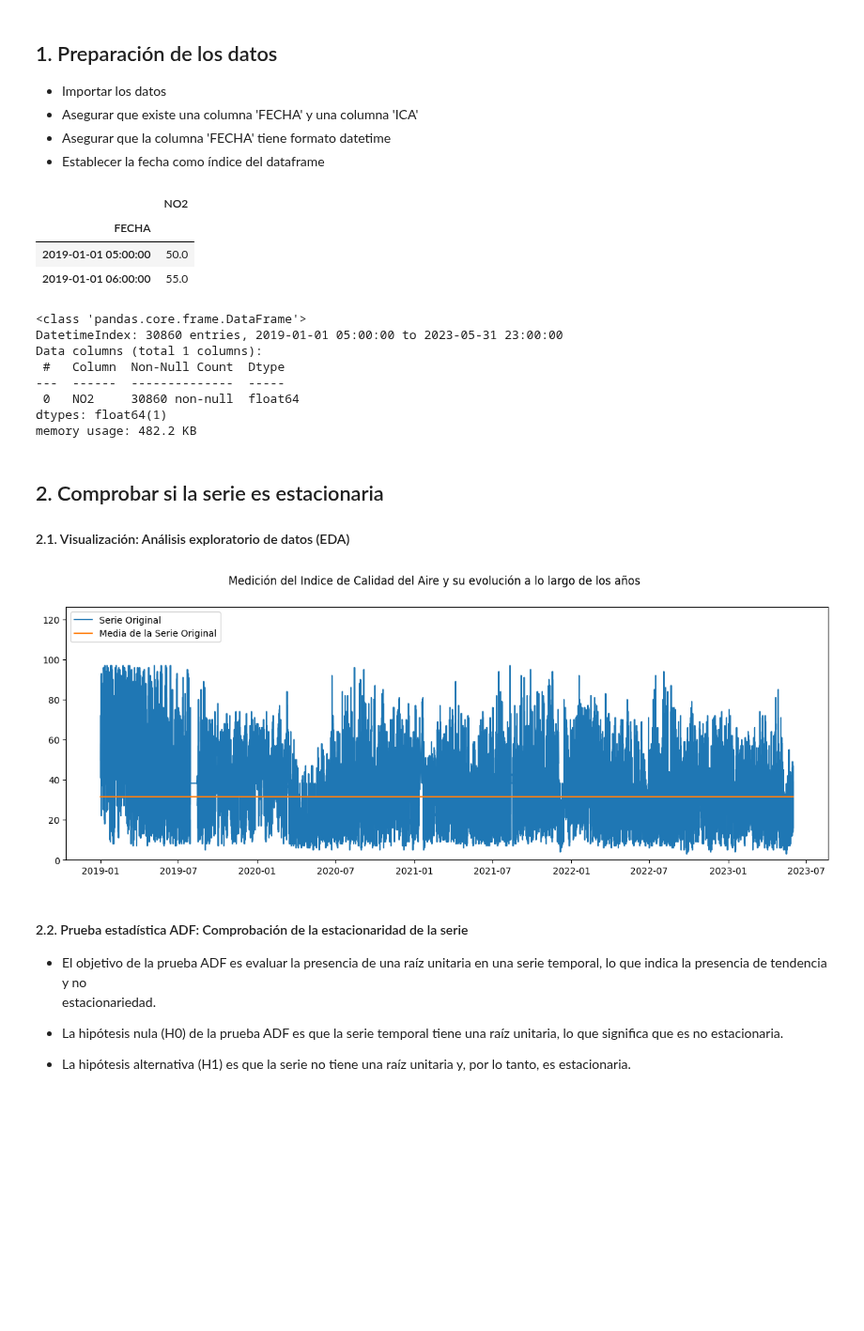
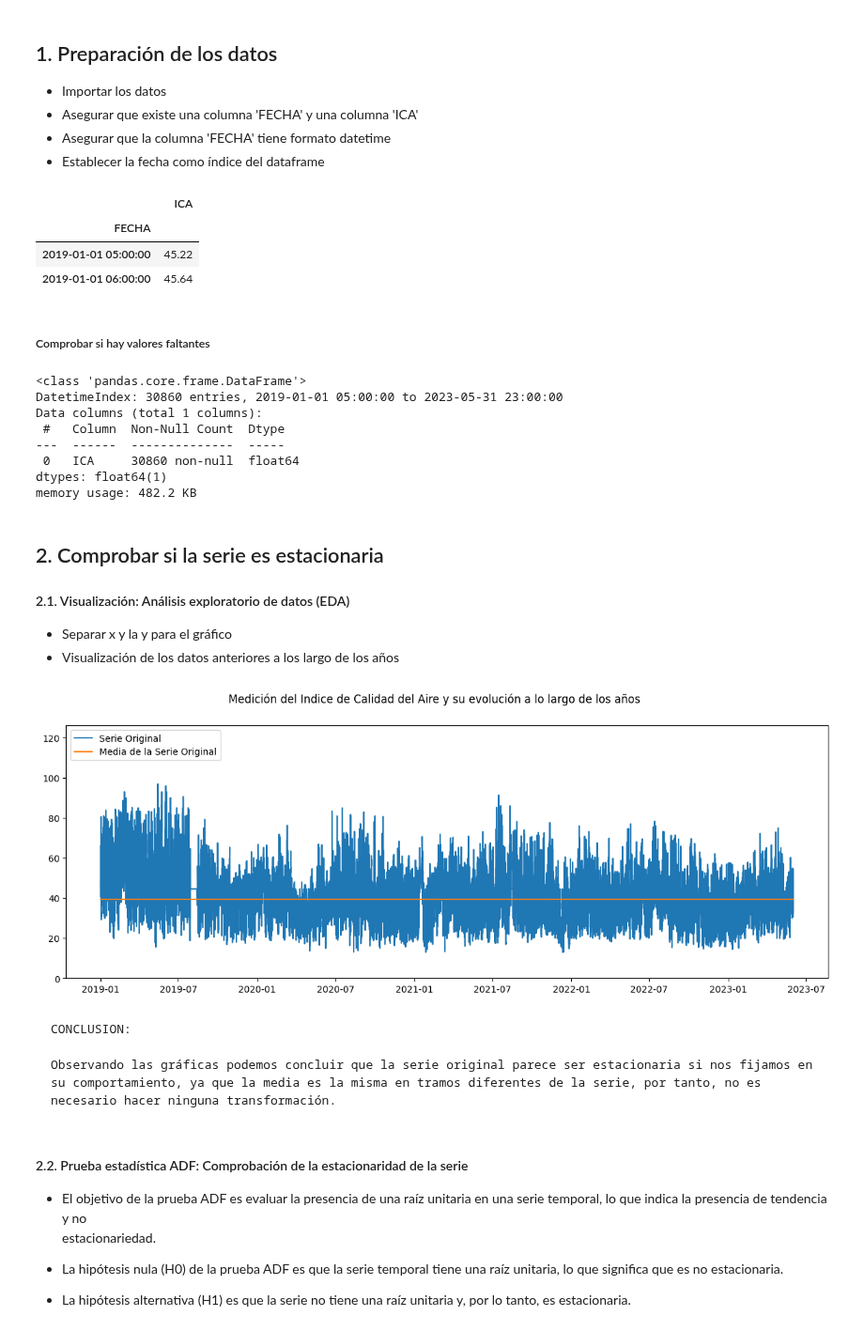
Before and after one commit to EmmaMontalban/grupo1_analisis, a Jupyter notebook: modelos/5. modelo_arima_Emma.ipynb, the cells around one changed output. Shown at 94% size. Cells and saved outputs as stored; diff of their text form; code cells hidden in the pictures; blank space fills up the shorter version.

Commit message:
Finalización y conclusiones del modelo ARIMA

```diff
--- a/modelos/5. modelo_arima_Emma.ipynb
+++ b/modelos/5. modelo_arima_Emma.ipynb
@@ -40,16 +39,18 @@ warnings.filterwarnings("ignore")
 * Establecer la fecha como índice del dataframe
 # %%
 df = pd.read_csv('../data/calidad_aire_clean_outliers.csv', delimiter=',')
-df = df[['FECHA', 'NO2']]
+df = df[['FECHA', 'ICA']]
 df["FECHA"] = pd.to_datetime(df["FECHA"], format="%Y-%m-%d %H:%M:%S")
 df.set_index("FECHA", inplace = True)
 df.dropna(inplace = True, axis = "rows")
 df.head(2)
 # %% [output]
-|  | NO2 |
+|  | ICA |
 | FECHA |  |
-| 2019-01-01 05:00:00 | 50.0 |
-| 2019-01-01 06:00:00 | 55.0 |
+| 2019-01-01 05:00:00 | 45.22 |
+| 2019-01-01 06:00:00 | 45.64 |
+# %% [markdown]
+##### Comprobar si hay valores faltantes
 # %%
 df.info()
 # %% [output]
@@ -58,33 +59,35 @@ DatetimeIndex: 30860 entries, 2019-01-01 05:00:00 to 2023-05-31 23:00:00
 Data columns (total 1 columns):
  #   Column  Non-Null Count  Dtype
 ---  ------  --------------  -----
- 0   NO2     30860 non-null  float64
+ 0   ICA     30860 non-null  float64
 dtypes: float64(1)
 memory usage: 482.2 KB
 # %% [markdown]
 ## 2. Comprobar si la serie es estacionaria
 
 #### 2.1. Visualización: Análisis exploratorio de datos (EDA)
+* Separar x y la y para el gráfico
+* Visualización de los datos anteriores a los largo de los años
 # %%
-# separar x y la y para el gráfico
 x = df.index
-
-y = df["NO2"]
+y = df["ICA"]
 y_media = [np.mean(y) for _ in y]
 
 # visualización de los datos anteriores a los largo de los años
 fig = plt.figure(figsize = (15, 5))
 ax = fig.subplots(1, 1)
 
-# la serie original parece ser estacionaria si nos fijamos en su comportamiento, ya que la media es la misma en
-# tramos diferentes de la serie.
 ax.plot(x, y, label = "Serie Original")
 ax.plot(x, y_media, label = "Media de la Serie Original")
 ax.set_ylim(0, np.max(y)*1.3)
 ax.legend(loc = "upper left")
 fig.suptitle("Medición del Indice de Calidad del Aire y su evolución a lo largo de los años");
 # %% [output]
-[figure, old version]
+[figure, new version]
+# %% [markdown]
+    CONCLUSION:
+
+    Observando las gráficas podemos concluir que la serie original parece ser estacionaria si nos fijamos en su comportamiento, ya que la media es la misma en tramos diferentes de la serie, por tanto, no es necesario hacer ninguna transformación.
 # %% [markdown]
 #### 2.2. Prueba estadística ADF: Comprobación de la estacionaridad de la serie
 
```
Also changed, not shown: parts of 21 cells of this notebook, 1 other file.
